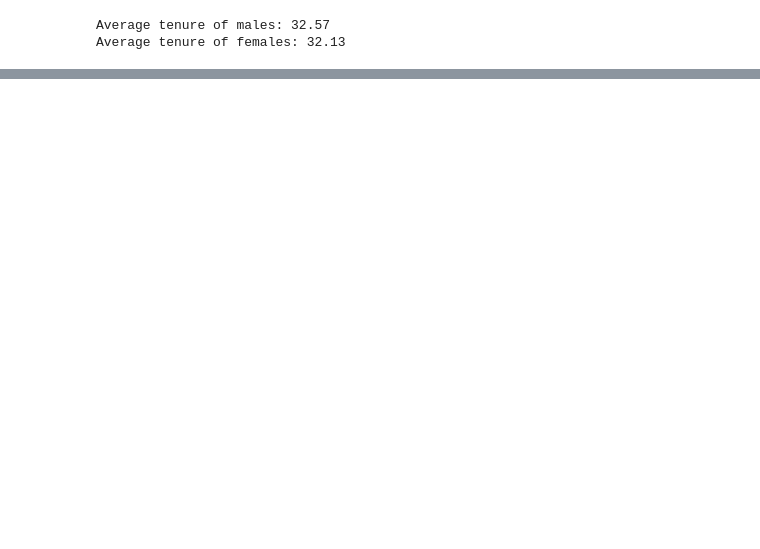
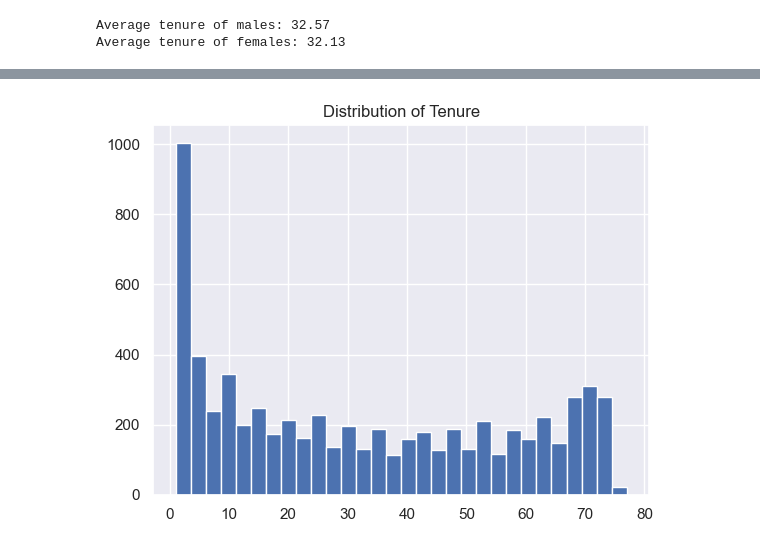
Before and after one commit to pablisch/data-anal-fun-ass-1, a Jupyter notebook: part2.ipynb, the cells around one changed output, grey strips where cells are left out. Cells and saved outputs as stored; diff of their text form; code cells hidden in the pictures; blank space fills up the shorter version.

```diff
--- a/part2.ipynb
+++ b/part2.ipynb
@@ -86,0 +137,6 @@ Average tenure of females: 32.13
+# %%
+cc['Tenure'].hist(bins=30)
+plt.title('Distribution of Tenure')
+plt.show()
+# %% [output]
+[figure, added]
```
Also changed, not shown: parts of 33 cells of this notebook, 2 other files.
